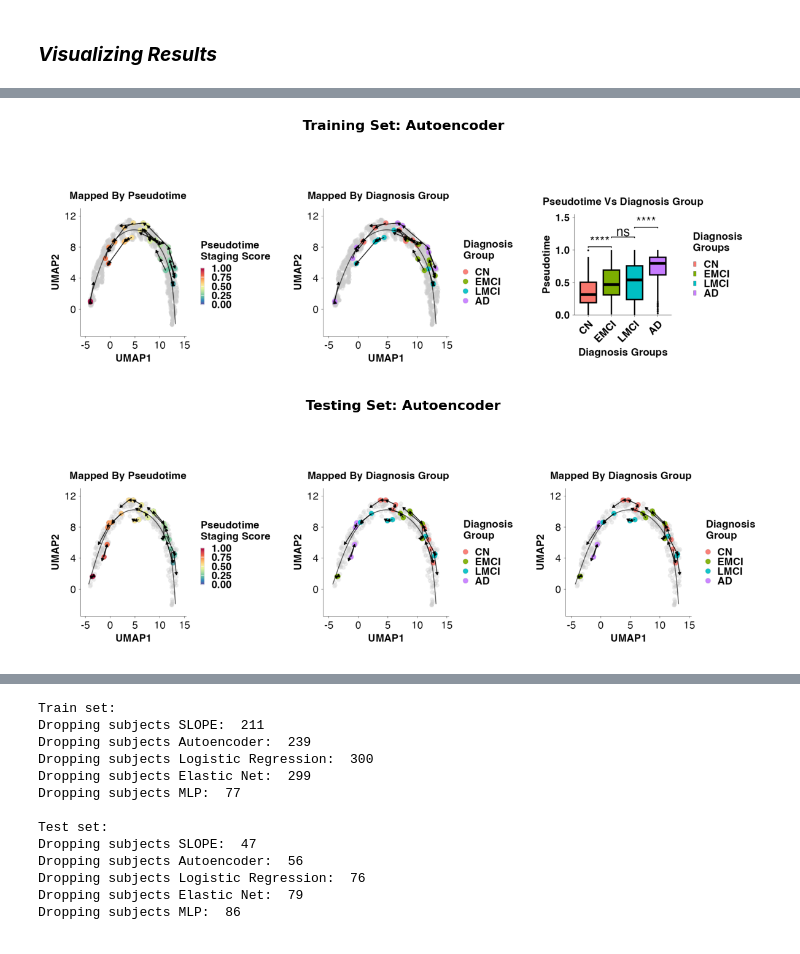
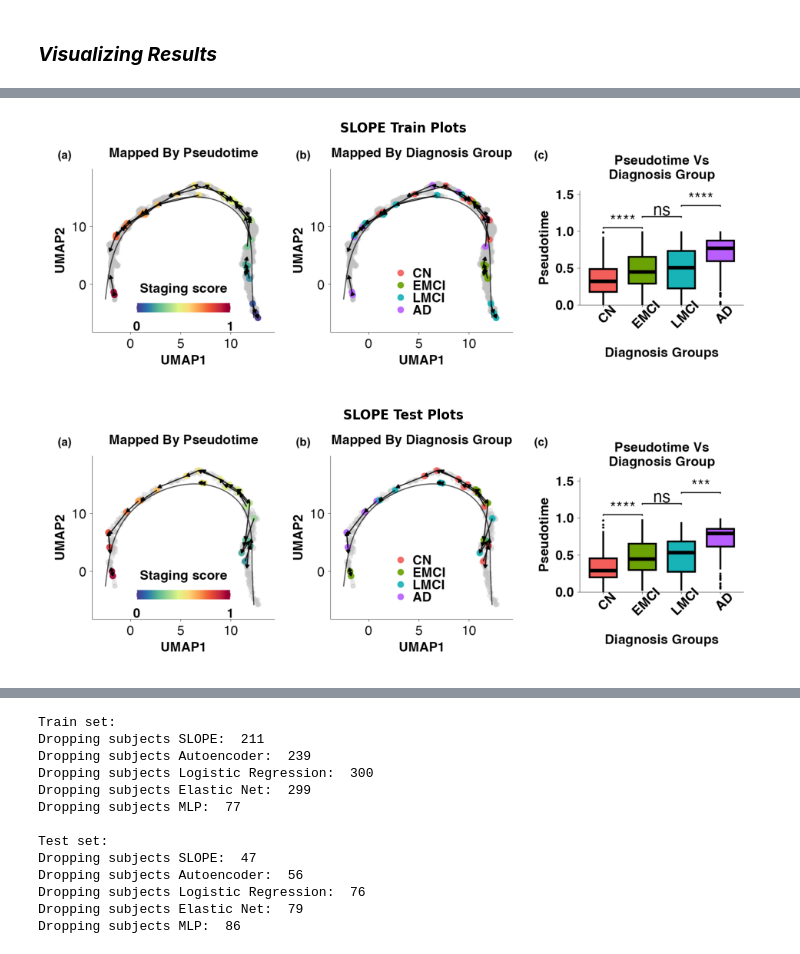
Before and after one commit to fahadmehfooz/Supervised-Longitudinal-Progressive-Embedding, a Jupyter notebook: Supervised_Longitudinal_Progressive_Embedding.ipynb, the cells around one changed output, grey strips where cells are left out. Saved outputs shown, nothing was run; the diff lists cells and outputs as text; code cells hidden in the pictures.

```diff
--- a/Supervised_Longitudinal_Progressive_Embedding.ipynb
+++ b/Supervised_Longitudinal_Progressive_Embedding.ipynb
@@ -487,7 +433,7 @@ plot_embedding_results(SLOPE_test_images, "Testing Set: SLOPE", (12, 5))
-# %%
-plot_embedding_results(Autoencoder_train_images, "Training Set: Autoencoder", (12, 5))
-print()
-plot_embedding_results(Autoencoder_test_images, "Testing Set: Autoencoder", (12, 5))
-# %% [output]
-[figure, removed]
-[figure, removed]
+# %%
+plot_embedding_results("SLOPE_train_plots.png", title="SLOPE Train Plots", figsize = (12, 8))
+print()
+plot_embedding_results("SLOPE_test_plots.png", title="SLOPE Test Plots", figsize = (12, 8))
+# %% [output]
+[figure, added]
+[figure, added]
```
Also changed, not shown: parts of 7 cells of this notebook, 18 other files.
